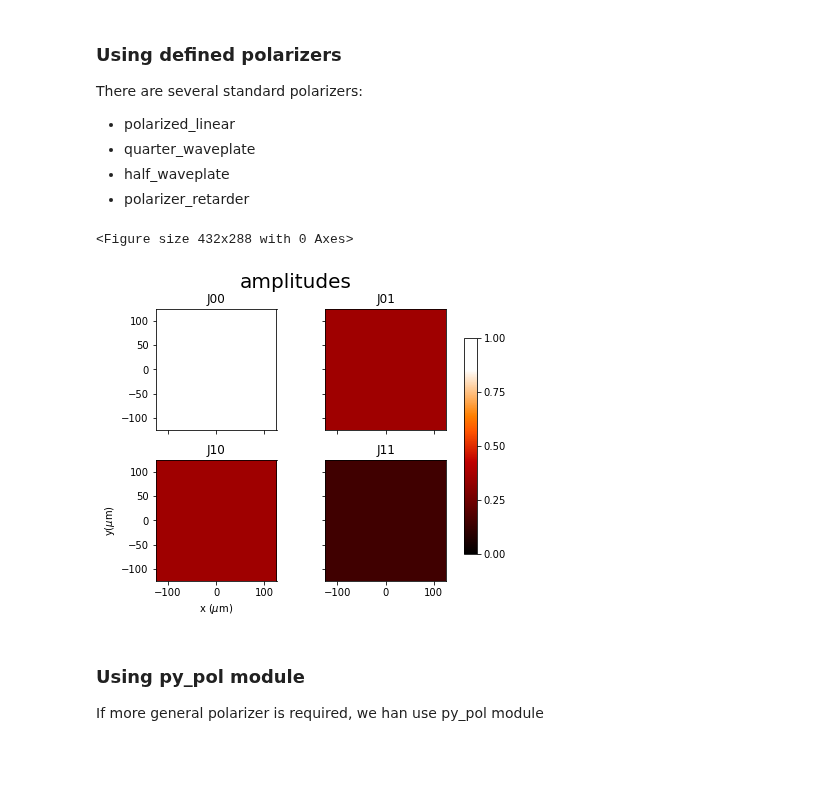
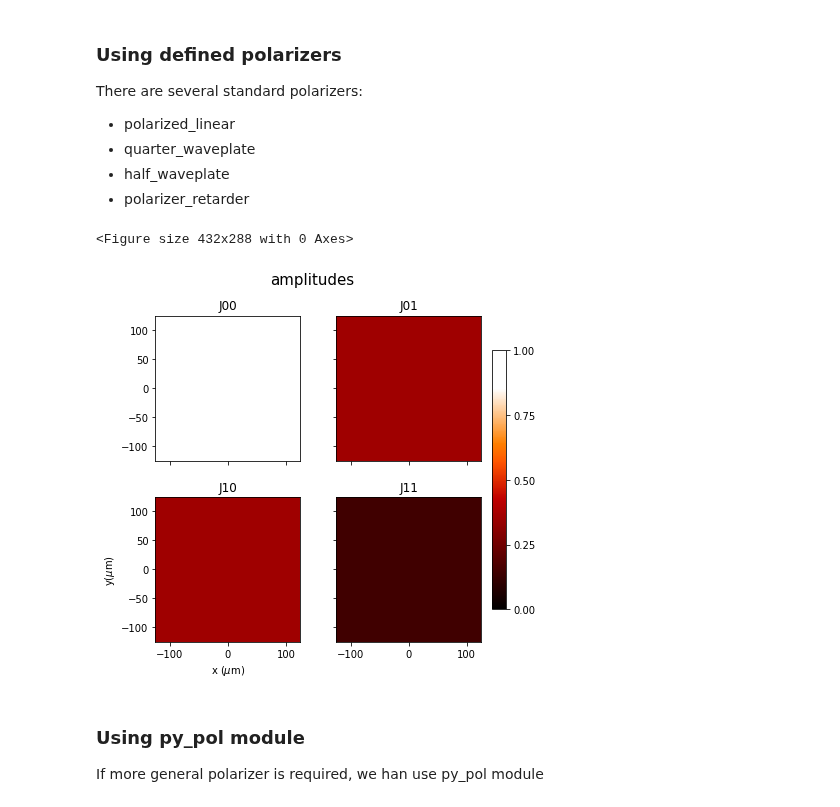
Before and after one commit to aocg-ucm/diffractio, a Jupyter notebook: docs/source/tutorial/vector_XY/tutorial_vector_masks_XY.ipynb, the cells around one changed output. Drawn from its saved outputs; the diff is of its cells as text; code cells hidden in the pictures; blank space fills up the shorter version.

```diff
--- a/docs/source/tutorial/vector_XY/tutorial_vector_masks_XY.ipynb
+++ b/docs/source/tutorial/vector_XY/tutorial_vector_masks_XY.ipynb
@@ -28,15 +29,15 @@ There are several standard polarizers:
 # %%
 x0 = np.linspace(-125 * um, 125 * um, 512)
 y0 = np.linspace(-125 * um, 125 * um, 512)
 wavelength = 0.6328 * um
 
 # mask vectorial
 vc = Vector_mask_XY(x0, y0, wavelength)
 vc.polarizer_linear(azimuth=22.5 * degrees)
-vc.draw(kind='amplitude')
+vc.draw(kind='amplitudes')
 # %% [output]
 <Figure size 432x288 with 0 Axes>
-[figure, old version]
+[figure, new version]
 # %% [markdown]
 ### Using py_pol module
 If more general polarizer is required, we han use py_pol module
```
Also changed, not shown: parts of 6 cells of this notebook, 8 other files.
